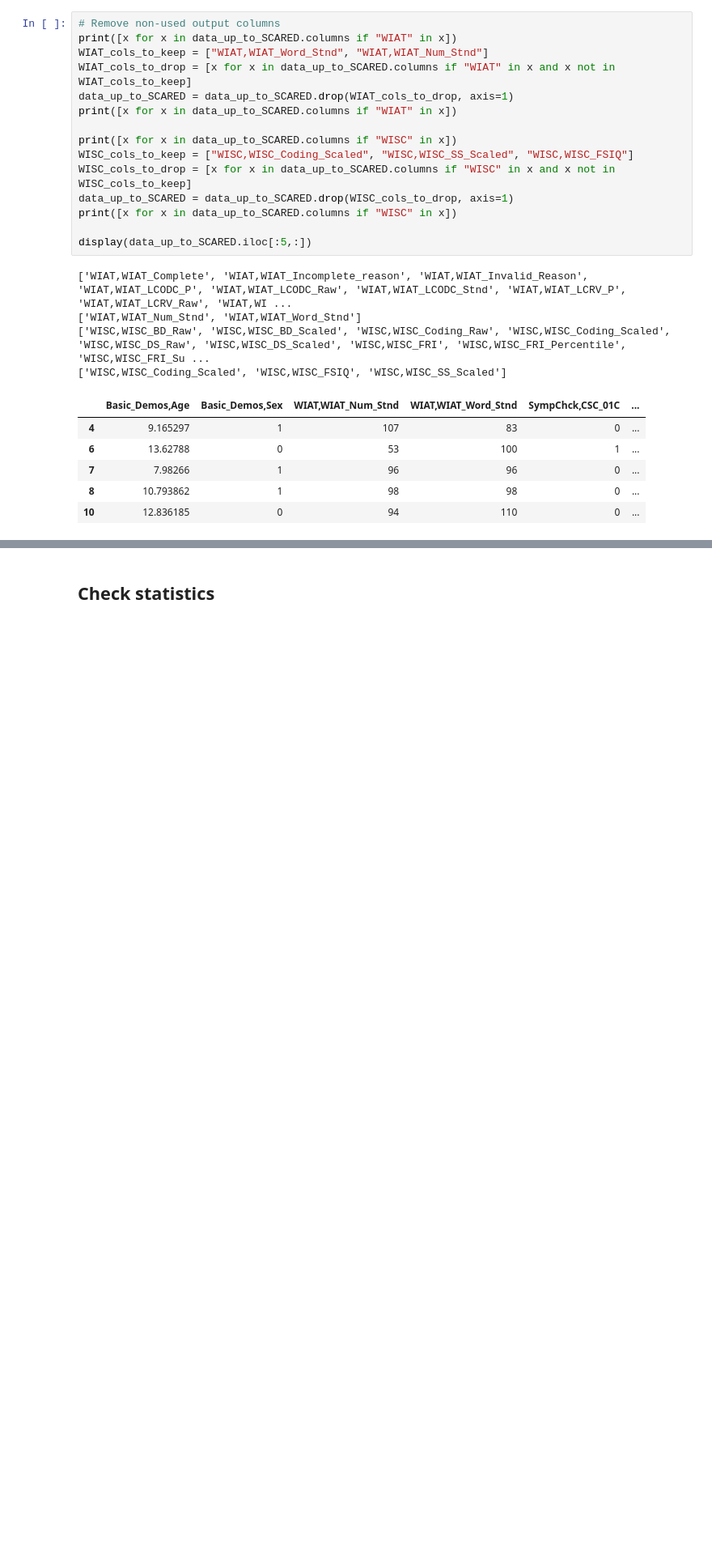
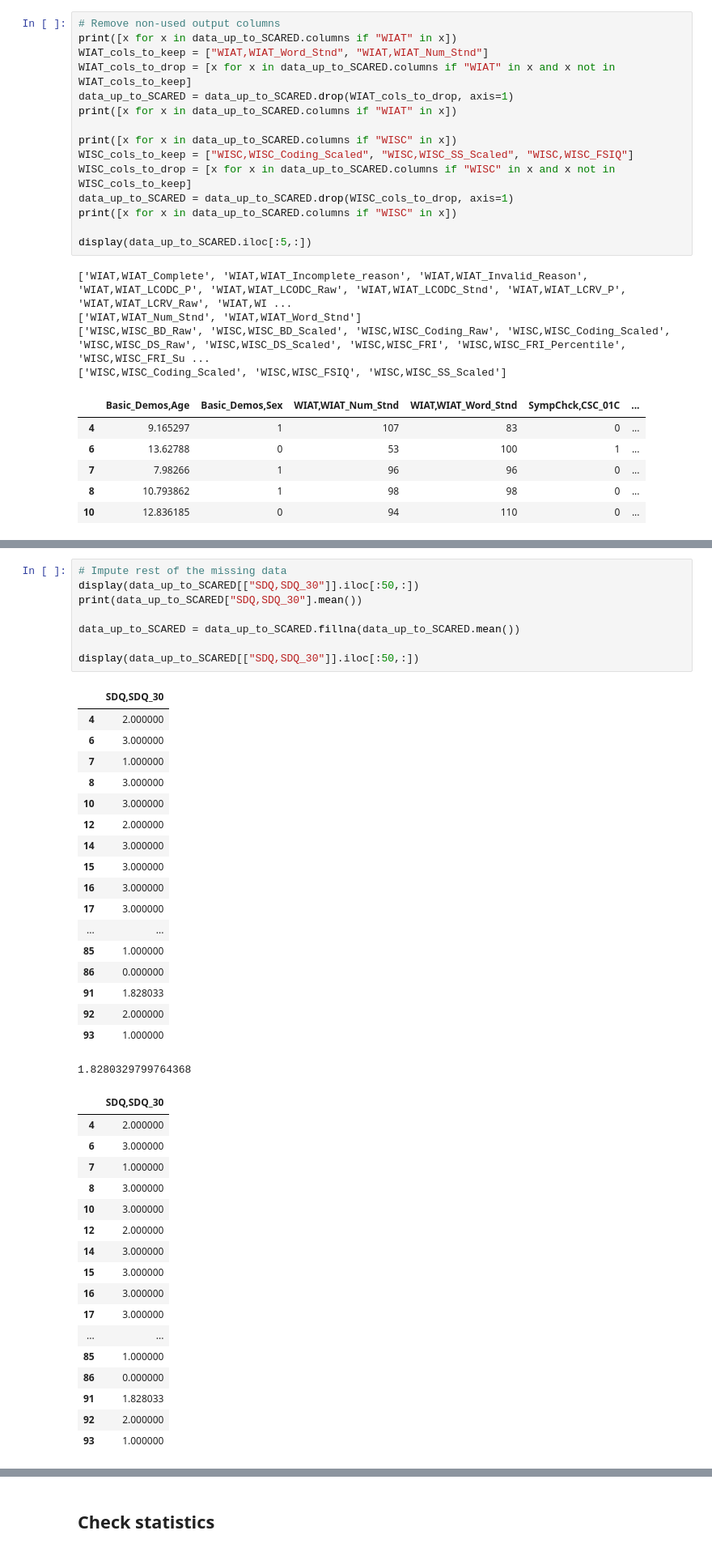
Before and after one commit to charlie42/HBN-explore, a Jupyter notebook: LORIS_data_preparation.ipynb, the cells around one changed output, grey strips where cells are left out. Shown at 81% size. Cells and saved outputs as stored; diff of their text form; blank space fills up the shorter version.

```diff
--- a/LORIS_data_preparation.ipynb
+++ b/LORIS_data_preparation.ipynb
@@ -554,0 +482,44 @@ data_up_to_SCARED = data_up_to_SCARED.replace({True: 1, False: 0})
+# %%
+# Impute rest of the missing data
+display(data_up_to_SCARED[["SDQ,SDQ_30"]].iloc[:50,:])
+print(data_up_to_SCARED["SDQ,SDQ_30"].mean())
+
+data_up_to_SCARED = data_up_to_SCARED.fillna(data_up_to_SCARED.mean())
+
+display(data_up_to_SCARED[["SDQ,SDQ_30"]].iloc[:50,:])
+# %% [output]
+|  | SDQ,SDQ_30 |
+| 4 | 2.000000 |
+| 6 | 3.000000 |
+| 7 | 1.000000 |
+| 8 | 3.000000 |
+| 10 | 3.000000 |
+| 12 | 2.000000 |
+| 14 | 3.000000 |
+| 15 | 3.000000 |
+| 16 | 3.000000 |
+| 17 | 3.000000 |
+| ... | ... |
+| 85 | 1.000000 |
+| 86 | 0.000000 |
+| 91 | 1.828033 |
+| 92 | 2.000000 |
+| 93 | 1.000000 |
+1.8280329799764368
+|  | SDQ,SDQ_30 |
+| 4 | 2.000000 |
+| 6 | 3.000000 |
+| 7 | 1.000000 |
+| 8 | 3.000000 |
+| 10 | 3.000000 |
+| 12 | 2.000000 |
+| 14 | 3.000000 |
+| 15 | 3.000000 |
+| 16 | 3.000000 |
+| 17 | 3.000000 |
+| ... | ... |
+| 85 | 1.000000 |
+| 86 | 0.000000 |
+| 91 | 1.828033 |
+| 92 | 2.000000 |
+| 93 | 1.000000 |
```
Also changed, not shown: parts of 30 cells of this notebook.
